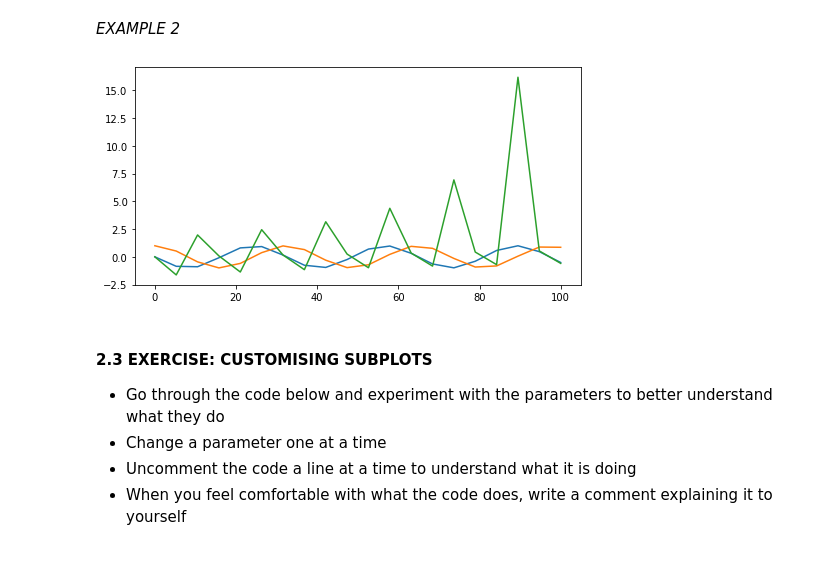
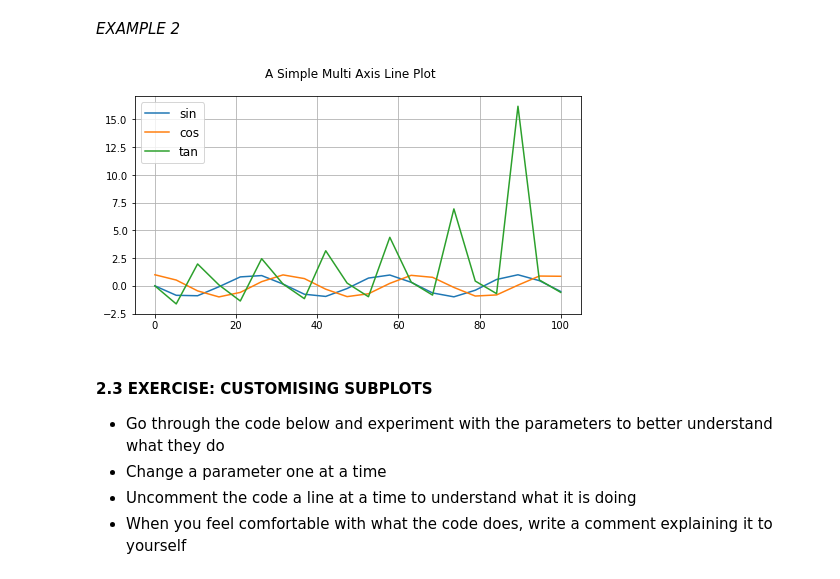
Before and after one commit to arame/Python-Machine-Learning-Code, a Jupyter notebook: Oxford_Matplotlib.ipynb, the cells around one changed output. Saved outputs shown, nothing was run; the diff lists cells and outputs as text; code cells hidden in the pictures.

Commit message:
Uncomment lines

```diff
--- a/Oxford_Matplotlib.ipynb
+++ b/Oxford_Matplotlib.ipynb
@@ -250,26 +250,26 @@ plt.show()
 # %%
 #get the Figure and Axes all at once
 fig, ax = plt.subplots(figsize=(8,4))
 
 x1 = np.linspace(0, 100, 20)
 x2 = np.linspace(0, 100, 20)
 x3 = np.linspace(0, 100, 20)
 y1 = np.sin(x1)
 y2 = np.cos(x2)
 y3 = np.tan(x3)
 
 ax.plot(x1, y1, label='sin')
 ax.plot(x2, y2, label='cos')
 ax.plot(x3, y3, label='tan')
 
 ##TODO: UNCOMMENT ONE BY ONE AND RUN CODE
 ## add grid, legend, title
-# ax.grid(True)
-# ax.legend(loc='best', prop={'size':'large'})
-# fig.suptitle('A Simple Multi Axis Line Plot', fontsize=12)
+ax.grid(True)
+ax.legend(loc='best', prop={'size':'large'})
+fig.suptitle('A Simple Multi Axis Line Plot', fontsize=12)
 plt.show()
 # %% [output]
-[figure, old version]
+[figure, new version]
 # %% [markdown]
 #### 2.3 EXERCISE: CUSTOMISING SUBPLOTS
 
```
Also changed, not shown: parts of 3 cells of this notebook, 1 other file.
